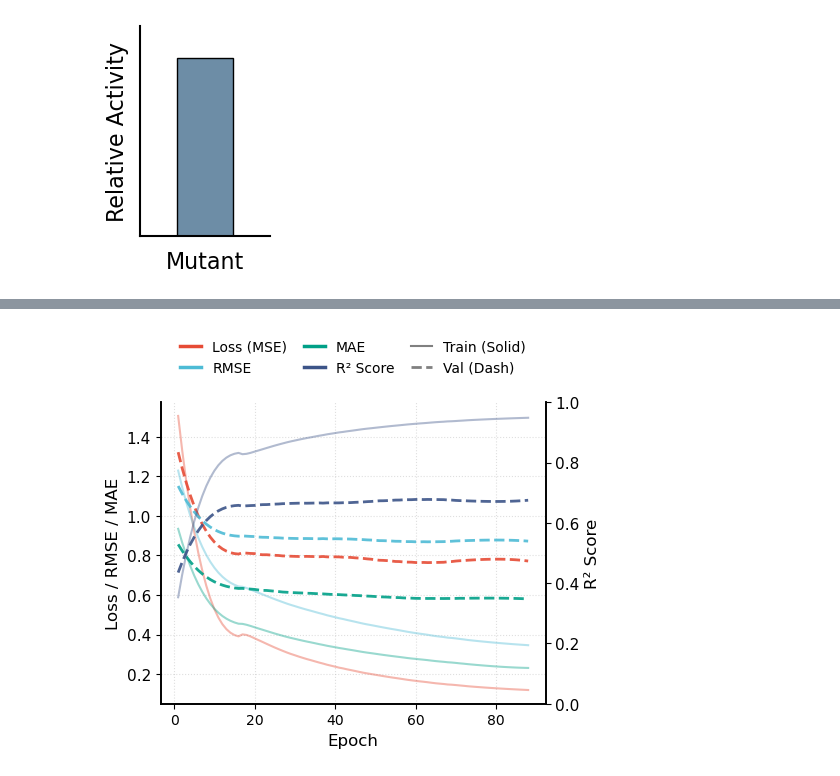
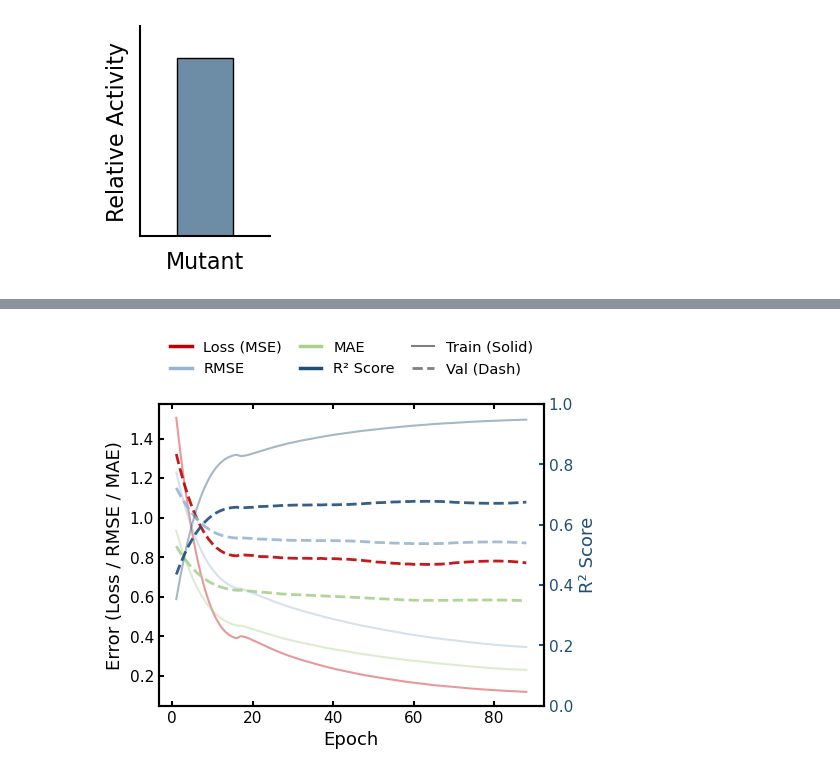
Before and after one commit to ZWR0/Interkcat, a Jupyter notebook: Codes/Figure.ipynb, the cells around one changed output, grey strips where cells are left out. Cells and saved outputs as stored; diff of their text form; code cells hidden in the pictures.

```diff
--- a/Codes/Figure.ipynb
+++ b/Codes/Figure.ipynb
@@ -531,12 +382,17 @@ plt.rcParams.update({
     'font.sans-serif': ['Arial', 'Helvetica', 'DejaVu Sans'],
     'pdf.fonttype': 42,
     'ps.fonttype': 42,
-    'axes.labelsize': 12,
-    'xtick.labelsize': 10,
+    'axes.labelsize': 13,
+    'xtick.labelsize': 11,
     'ytick.labelsize': 11,
-    'axes.linewidth': 1.2,
+    'axes.linewidth': 1.5,
+    'xtick.direction': 'in',
+    'ytick.direction': 'in',
+    'xtick.major.width': 1.5,
+    'ytick.major.width': 1.5,
 })
 
+# Data
 file_path = "./Interkcat/training_metrics.csv"
 try:
     df_train = pd.read_csv(file_path)
@@ -547,74 +403,54 @@ epochs = df_train['Epoch']
 
 def smooth(y, window=31, poly=3):
     w = min(window, len(y))
-    if w % 2 == 0: w -= 1  # 确保窗口长度为奇数
-    if w <= poly: return y # 数据太少时不平滑
+    if w % 2 == 0: w -= 1
+    if w <= poly: return y
     return savgol_filter(y, window_length=w, polyorder=poly)
 
-# =========================================================
-# 3. 创建画布并分配颜色
-# =========================================================
-# 设定单图画布尺寸 (稍微加宽以容纳双Y轴和内部图例，5.5 x 4.5 英寸)
 fig, ax = plt.subplots(figsize=(5.5, 4.5))
 
-# Nature 经典配色分配给不同的 Metric
-c_loss = '#E64B35'  # 红色系
-c_rmse = '#4DBBD5'  # 浅蓝色系
-c_mae  = '#00A087'  # 绿色系
-c_r2   = '#3C5488'  # 深蓝色系
+c_loss = '#C00000'
+c_rmse = '#98B4D4'
+c_mae  = '#A9D18E'
+c_r2   = '#1F4E79'
 
-# =========================================================
-# 4. 绘制左侧 Y 轴 (Error Metrics: Loss, RMSE, MAE)
-# =========================================================
 ax.plot(epochs, smooth(df_train['Train_Loss']), color=c_loss, ls='-', alpha=0.4, lw=1.5)
 ax.plot(epochs, smooth(df_train['Val_Loss']), color=c_loss, ls='--', alpha=0.9, lw=2.0)
 
 ax.plot(epochs, smooth(df_train['Train_RMSE']), color=c_rmse, ls='-', alpha=0.4, lw=1.5)
 ax.plot(epochs, smooth(df_train['Val_RMSE']), color=c_rmse, ls='--', alpha=0.9, lw=2.0)
 
 ax.plot(epochs, smooth(df_train['Train_MAE']), color=c_mae, ls='-', alpha=0.4, lw=1.5)
 ax.plot(epochs, smooth(df_train['Val_MAE']), color=c_mae, ls='--', alpha=0.9, lw=2.0)
 
-# 左轴格式化
 ax.set_xlabel('Epoch')
-ax.set_ylabel('Loss / RMSE / MAE')
-ax.spines['top'].set_visible(False)
-ax.grid(True, linestyle=':', alpha=0.4)
+ax.set_ylabel('Error (Loss / RMSE / MAE)')
 
-# =========================================================
-# 5. 绘制右侧 Y 轴 (R² Score)
-# =========================================================
+ax.tick_params(top=True, direction='in')
 ax2 = ax.twinx()
 
 ax2.plot(epochs, smooth(df_train['Train_R2']), color=c_r2, ls='-', alpha=0.4, lw=1.5)
 ax2.plot(epochs, smooth(df_train['Val_R2']), color=c_r2, ls='--', alpha=0.9, lw=2.0)
 
-# 右轴格式化
-ax2.set_ylabel('R² Score')
+ax2.set_ylabel('R² Score', color=c_r2)
 ax2.set_ylim(0.0, 1.0)
-ax2.spines['top'].set_visible(False)
-ax2.tick_params(axis='y')
 
-# =========================================================
-# 6. 关键修改：将图例移出绘图区，放置在正上方
-# =========================================================
-# 重新组织图例元素，去除占位符，使其恰好为 6 个元素，适合 3列2行 布局
+ax2.tick_params(direction='in', colors=c_r2)
+
 legend_elements = [
     mlines.Line2D([0], [0], color=c_loss, lw=2.5, label='Loss (MSE)'),
     mlines.Line2D([0], [0], color=c_rmse, lw=2.5, label='RMSE'),
     mlines.Line2D([0], [0], color=c_mae, lw=2.5, label='MAE'),
     mlines.Line2D([0], [0], color=c_r2, lw=2.5, label='R² Score'),
     mlines.Line2D([0], [0], color='gray', lw=1.5, ls='-', label='Train (Solid)'),
     mlines.Line2D([0], [0], color='gray', lw=2.0, ls='--', label='Val (Dash)')
 ]
 
-# 将图例锚点设置在图表正上方 (Y=1.05)，底边居中对齐 (lower center)
 ax.legend(handles=legend_elements, loc='lower center', bbox_to_anchor=(0.5, 1.05),
-          ncol=3, frameon=False, fontsize=10, columnspacing=1.2, handlelength=1.5)
+          ncol=3, frameon=False, fontsize=10.5, columnspacing=1.2, handlelength=1.5)
 
-# 使用 subplots_adjust 为顶部的图例预留出足够的物理空间，防止保存时被裁切
 plt.subplots_adjust(top=0.82, bottom=0.15, left=0.15, right=0.85)
-plt.savefig('./Interkcat/Figure/F3_D.png', dpi=300, bbox_inches='tight', transparent=True)
+# plt.savefig('./Interkcat/Figure/F3_D.png', dpi=300, bbox_inches='tight', transparent=True)
 plt.show()
 # %% [output]
-[figure, old version]
+[figure, new version]
```
Also changed, not shown: parts of 9 cells of this notebook.
